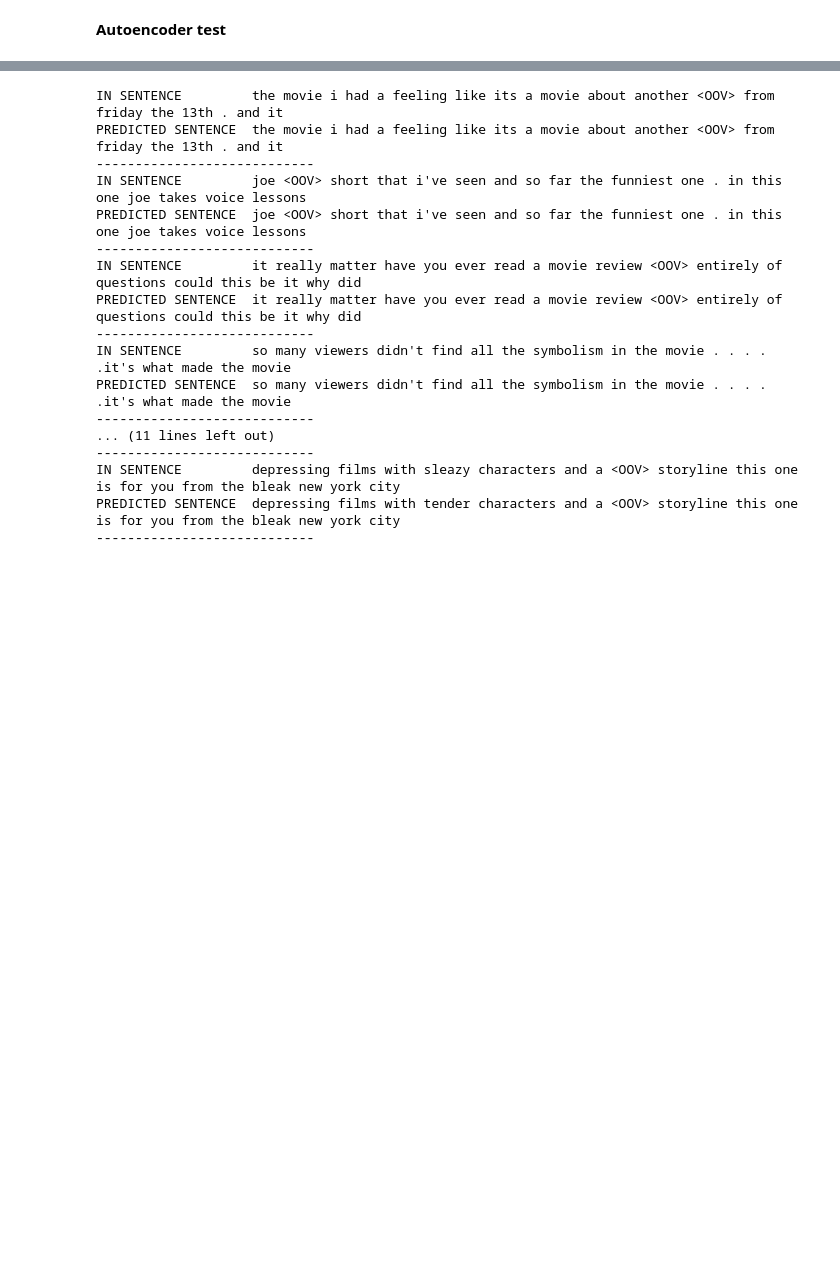
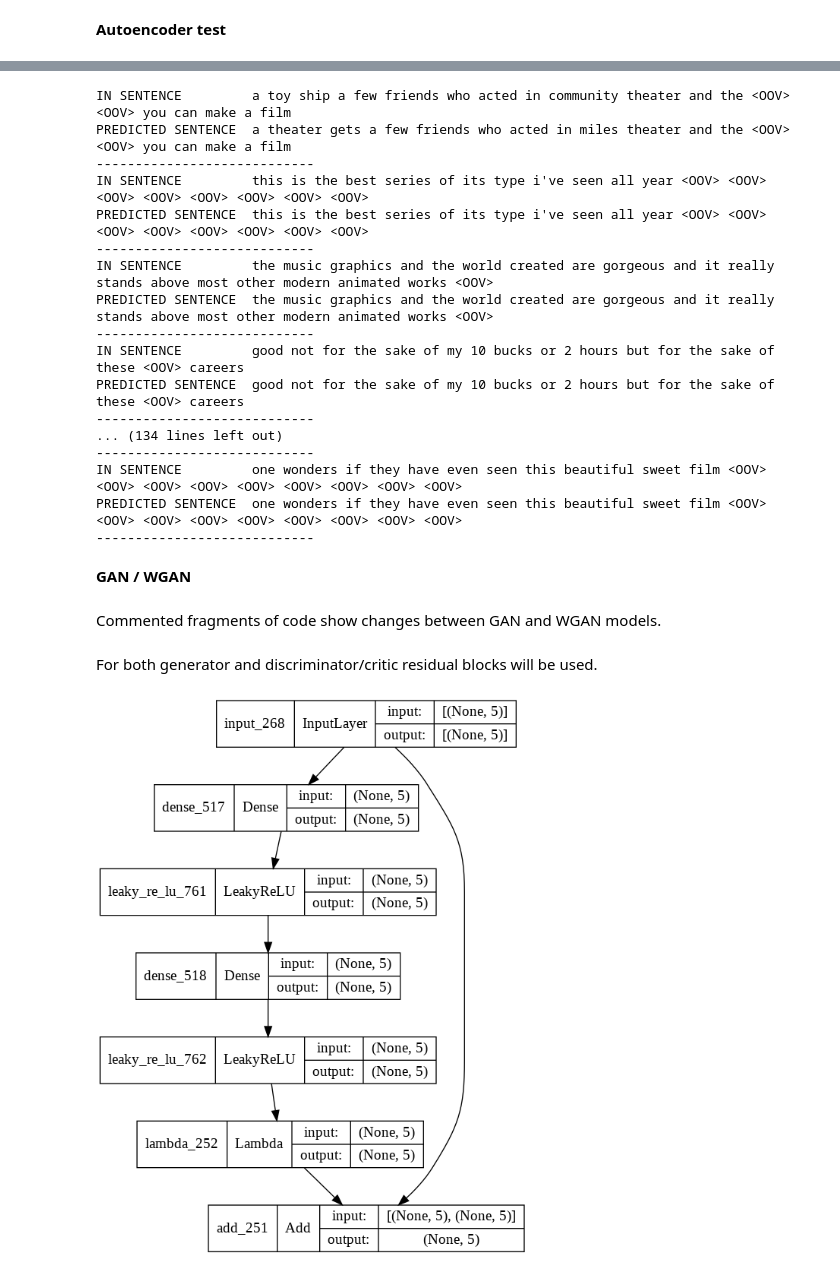
Before and after one commit to Masioki/GAN-Text-Generator, a Jupyter notebook: Text_generator.ipynb, the cells around one changed output, grey strips where cells are left out. Drawn from its saved outputs; the diff is of its cells as text; code cells hidden in the pictures; blank space fills up the shorter version.

```diff
--- a/Text_generator.ipynb
+++ b/Text_generator.ipynb
@@ -394,30 +359,66 @@ def print_test(seq):
     print("PREDICTED SENTENCE  {}".format(' '.join(dataLoader.tokenizer.sequences_to_texts(predicted))))
     print("----------------------------")
 
-print_test(data[2])
-print_test(data[11])
-print_test(data[15])
-print_test(data[29])
-print_test(data[25])
-print_test(data[40075])
-print_test(data[40055])
-print_test(data[49996]) # validation set
-print_test(data[49986])
+
+for i in range(65000, 70000, 100):
+  print_test(data[i])
 # %% [output]
-IN SENTENCE         the movie i had a feeling like its a movie about another <OOV> from friday the 13th . and it
-PREDICTED SENTENCE  the movie i had a feeling like its a movie about another <OOV> from friday the 13th . and it
+IN SENTENCE         a toy ship a few friends who acted in community theater and the <OOV> <OOV> you can make a film
+PREDICTED SENTENCE  a theater gets a few friends who acted in miles theater and the <OOV> <OOV> you can make a film
 ----------------------------
-IN SENTENCE         joe <OOV> short that i've seen and so far the funniest one . in this one joe takes voice lessons
-PREDICTED SENTENCE  joe <OOV> short that i've seen and so far the funniest one . in this one joe takes voice lessons
+IN SENTENCE         this is the best series of its type i've seen all year <OOV> <OOV> <OOV> <OOV> <OOV> <OOV> <OOV> <OOV>
+PREDICTED SENTENCE  this is the best series of its type i've seen all year <OOV> <OOV> <OOV> <OOV> <OOV> <OOV> <OOV> <OOV>
 ----------------------------
-IN SENTENCE         it really matter have you ever read a movie review <OOV> entirely of questions could this be it why did
-PREDICTED SENTENCE  it really matter have you ever read a movie review <OOV> entirely of questions could this be it why did
+IN SENTENCE         the music graphics and the world created are gorgeous and it really stands above most other modern animated works <OOV>
+PREDICTED SENTENCE  the music graphics and the world created are gorgeous and it really stands above most other modern animated works <OOV>
 ----------------------------
-IN SENTENCE         so many viewers didn't find all the symbolism in the movie . . . . .it's what made the movie
-PREDICTED SENTENCE  so many viewers didn't find all the symbolism in the movie . . . . .it's what made the movie
+IN SENTENCE         good not for the sake of my 10 bucks or 2 hours but for the sake of these <OOV> careers
+PREDICTED SENTENCE  good not for the sake of my 10 bucks or 2 hours but for the sake of these <OOV> careers
 ----------------------------
-... (11 lines left out)
+... (134 lines left out)
 ----------------------------
-IN SENTENCE         depressing films with sleazy characters and a <OOV> storyline this one is for you from the bleak new york city
-PREDICTED SENTENCE  depressing films with tender characters and a <OOV> storyline this one is for you from the bleak new york city
+IN SENTENCE         one wonders if they have even seen this beautiful sweet film <OOV> <OOV> <OOV> <OOV> <OOV> <OOV> <OOV> <OOV> <OOV>
+PREDICTED SENTENCE  one wonders if they have even seen this beautiful sweet film <OOV> <OOV> <OOV> <OOV> <OOV> <OOV> <OOV> <OOV> <OOV>
 ----------------------------
+# %% [markdown]
+**GAN / WGAN**
+# %% [markdown]
+Commented fragments of code show changes between GAN and WGAN models.
+# %%
+from keras.constraints import Constraint
+
+# weights clipping used in WGAN as simplest form of keeping Lipschitz continuity
+class ClipConstraint(Constraint):
+	# set clip value when initialized
+	def __init__(self, clip_value):
+		self.clip_value = clip_value
+
+	# clip model weights to hypercube
+	def __call__(self, weights):
+		return K.clip(weights, -self.clip_value, self.clip_value)
+
+	# get the config
+	def get_config(self):
+		return {'clip_value': self.clip_value}
+
+const = ClipConstraint(0.01)
+# %% [markdown]
+For both generator and discriminator/critic residual blocks will be used.
+# %%
+from keras.initializers import *
+from tensorflow.keras.utils import plot_model
+
+def resnet_block(size, leak=0.1, const=None):
+  in_layer = Input(shape=(size,))
+  model = Dense(size, kernel_initializer=HeNormal(), kernel_constraint=const)(in_layer)
+  model = LeakyReLU(alpha=leak)(model)
+  model = Dense(size, kernel_initializer=HeNormal(), kernel_constraint=const)(model)
+  model = LeakyReLU(alpha=leak)(model)
+  model = Lambda(lambda x: x * 0.3)(model)
+  model = Add()([model, in_layer])
+  # model = LeakyReLU(alpha=leak)(model) # WGAN
+  return Model(in_layer, model)
+
+plot_model(resnet_block(5), show_shapes=True, show_layer_names=True,)
+# %% [output]
+[figure, added]
```
Also changed, not shown: parts of 24 cells of this notebook.
